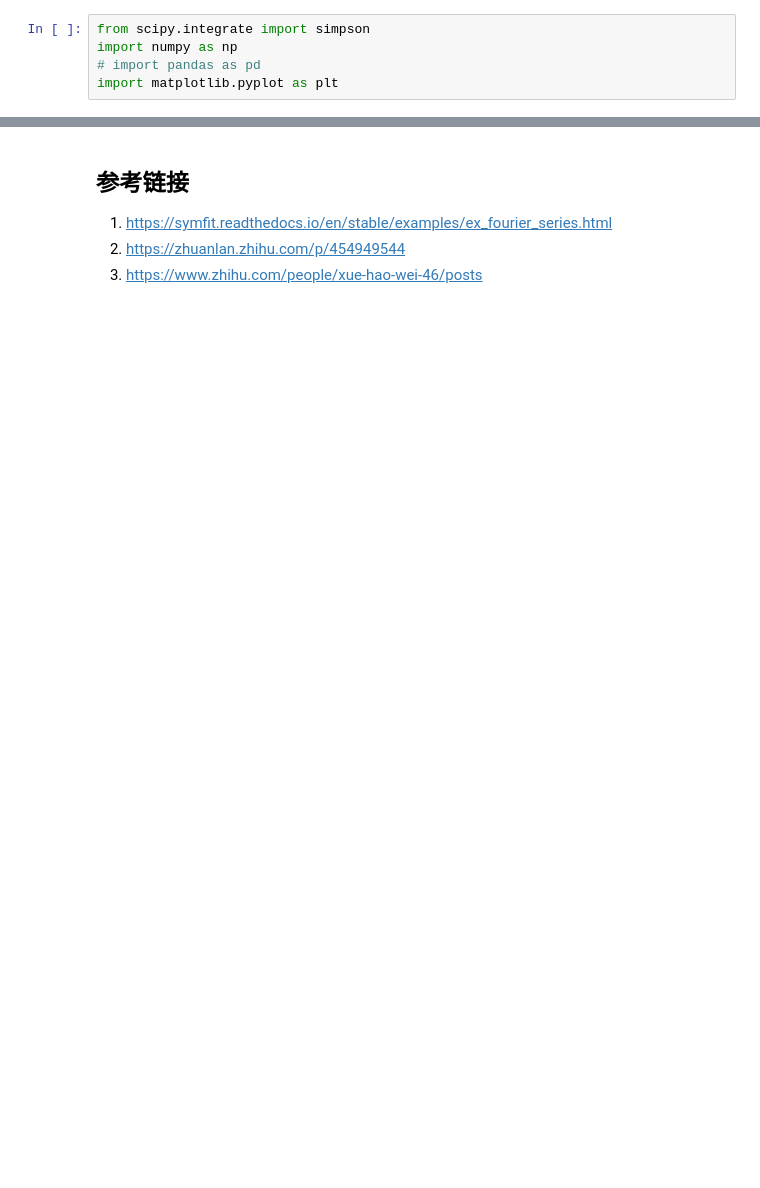
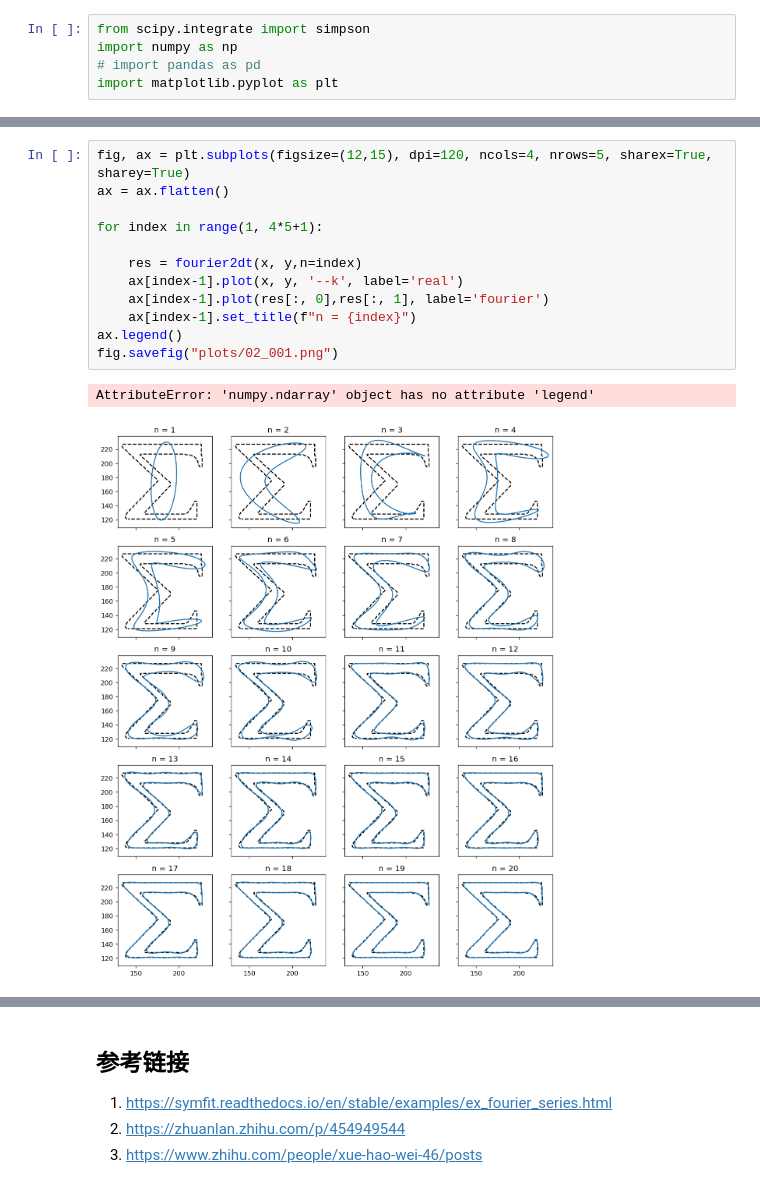
Before and after one commit to yuanzhoulvpi2017/tiny_python, a Jupyter notebook: Fourier_Series/02_fit_v1.ipynb, the cells around one changed output, grey strips where cells are left out. Cells and saved outputs as stored; diff of their text form; blank space fills up the shorter version.

```diff
--- a/Fourier_Series/02_fit_v1.ipynb
+++ b/Fourier_Series/02_fit_v1.ipynb
@@ -59,3 +68,18 @@ ax.legend()
+# %%
+fig, ax = plt.subplots(figsize=(12,15), dpi=120, ncols=4, nrows=5, sharex=True, sharey=True)
+ax = ax.flatten()
+
+for index in range(1, 4*5+1):
+
+    res = fourier2dt(x, y,n=index)
+    ax[index-1].plot(x, y, '--k', label='real')
+    ax[index-1].plot(res[:, 0],res[:, 1], label='fourier')
+    ax[index-1].set_title(f"n = {index}")
+ax.legend()
+fig.savefig("plots/02_001.png")
+# %% [output]
+AttributeError: 'numpy.ndarray' object has no attribute 'legend'
+[figure, added]
 # %%
 x = np.linspace(1, 2*np.pi, 30)
 y = np.cos(x*20)+ np.sin(x) * 20
```
Also changed, not shown: parts of 4 cells of this notebook, 3 other files.
